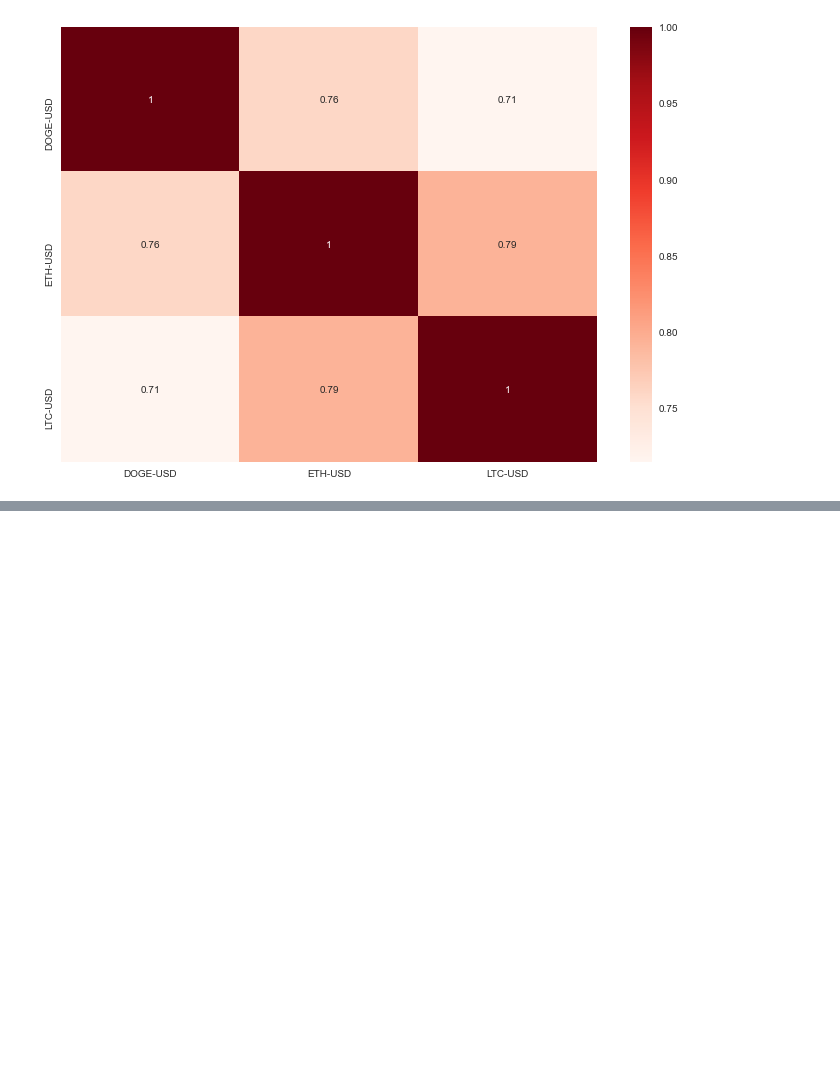
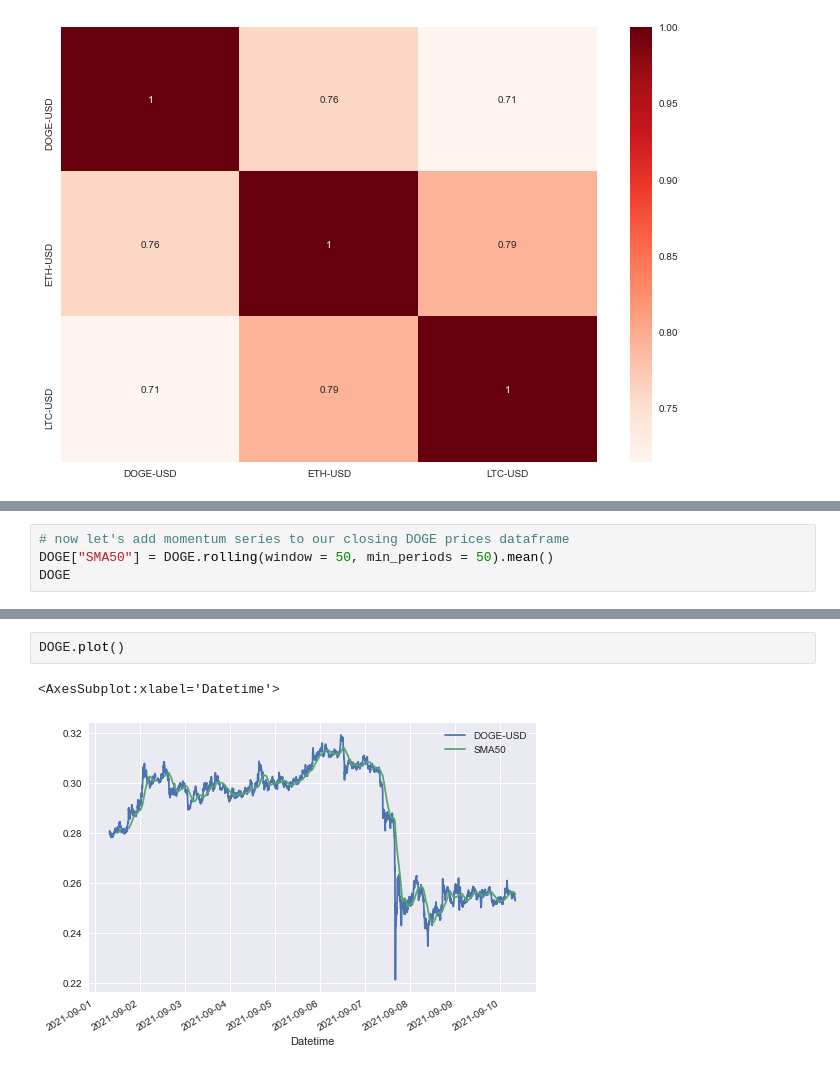
Before and after one commit to nicolasroy11/Algorithmic-Trading---Python, a Jupyter notebook: Stock Performance Analysis.ipynb, the cells around one changed output, grey strips where cells are left out. Cells and saved outputs as stored; diff of their text form; blank space fills up the shorter version.

Commit message:
Rolling windows and SMAs

```diff
--- a/Stock Performance Analysis.ipynb
+++ b/Stock Performance Analysis.ipynb
@@ -277,0 +392,4 @@ plt.show()
+# %%
+# now let's add momentum series to our closing DOGE prices dataframe
+DOGE["SMA50"] = DOGE.rolling(window = 50, min_periods = 50).mean()
+DOGE
@@ -277,0 +411,5 @@ plt.show()
+# %%
+DOGE.plot()
+# %% [output]
+<AxesSubplot:xlabel='Datetime'>
+[figure, added]
```
Also changed, not shown: parts of 16 cells of this notebook.
